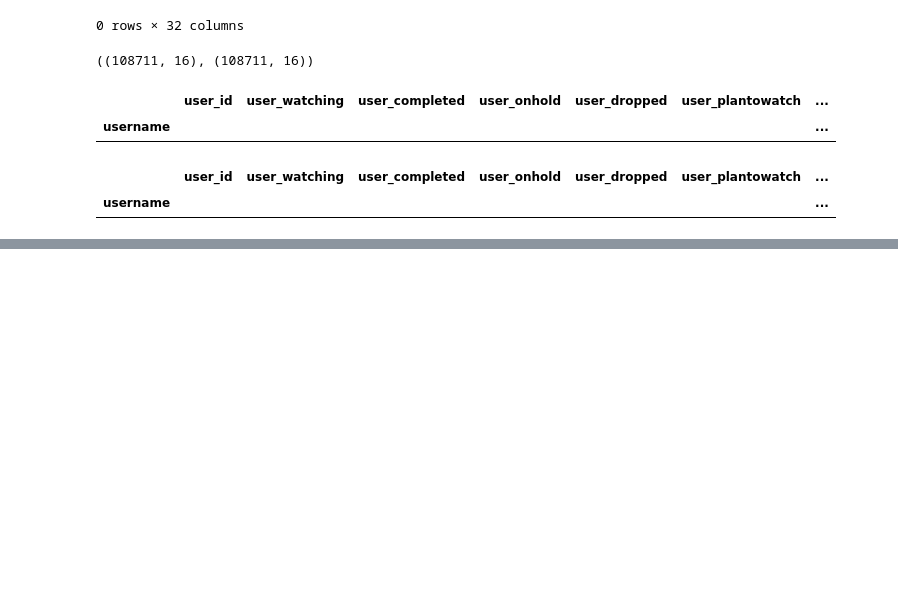
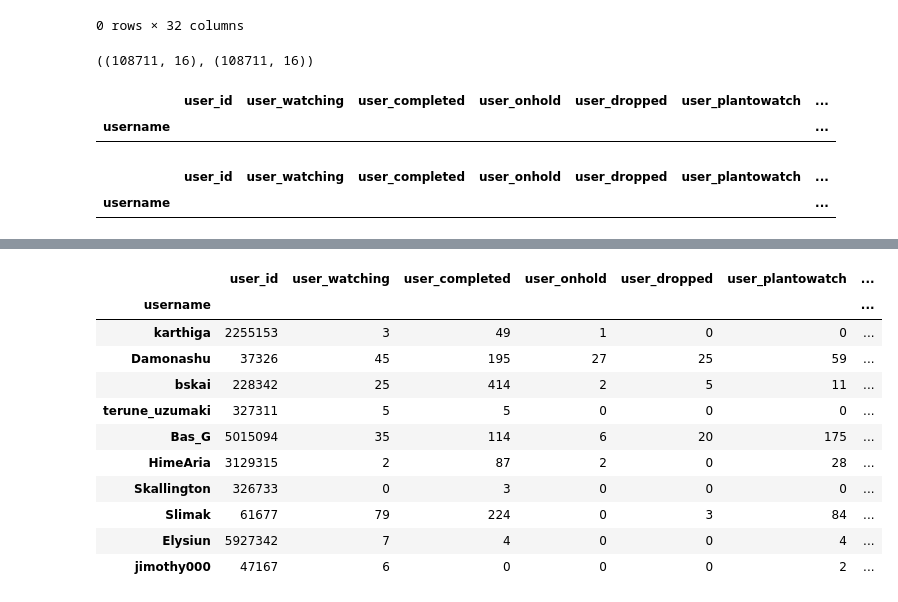
Before and after one commit to racinmat/mal-analysis, a Jupyter notebook: basic_cleanup_animes_and_users.ipynb, the cells around one changed output, grey strips where cells are left out. Drawn from its saved outputs; the diff is of its cells as text; code cells hidden in the pictures; blank space fills up the shorter version.

```diff
--- a/basic_cleanup_animes_and_users.ipynb
+++ b/basic_cleanup_animes_and_users.ipynb
@@ -944,0 +963,15 @@ users_2.loc[~users_2.index.isin(users_1.index)]
+# %%
+users.head(10)
+# %% [output]
+|  | user_id | user_watching | user_completed | user_onhold | user_dropped | user_plantowatch | ... |
+| username |  |  |  |  |  |  | ... |
+| karthiga | 2255153 | 3 | 49 | 1 | 0 | 0 | ... |
+| Damonashu | 37326 | 45 | 195 | 27 | 25 | 59 | ... |
+| bskai | 228342 | 25 | 414 | 2 | 5 | 11 | ... |
+| terune_uzumaki | 327311 | 5 | 5 | 0 | 0 | 0 | ... |
+| Bas_G | 5015094 | 35 | 114 | 6 | 20 | 175 | ... |
+| HimeAria | 3129315 | 2 | 87 | 2 | 0 | 28 | ... |
+| Skallington | 326733 | 0 | 3 | 0 | 0 | 0 | ... |
+| Slimak | 61677 | 79 | 224 | 0 | 3 | 84 | ... |
+| Elysiun | 5927342 | 7 | 4 | 0 | 0 | 4 | ... |
+| jimothy000 | 47167 | 6 | 0 | 0 | 0 | 2 | ... |
```
Also changed, not shown: parts of 11 cells of this notebook, 47 other files.
